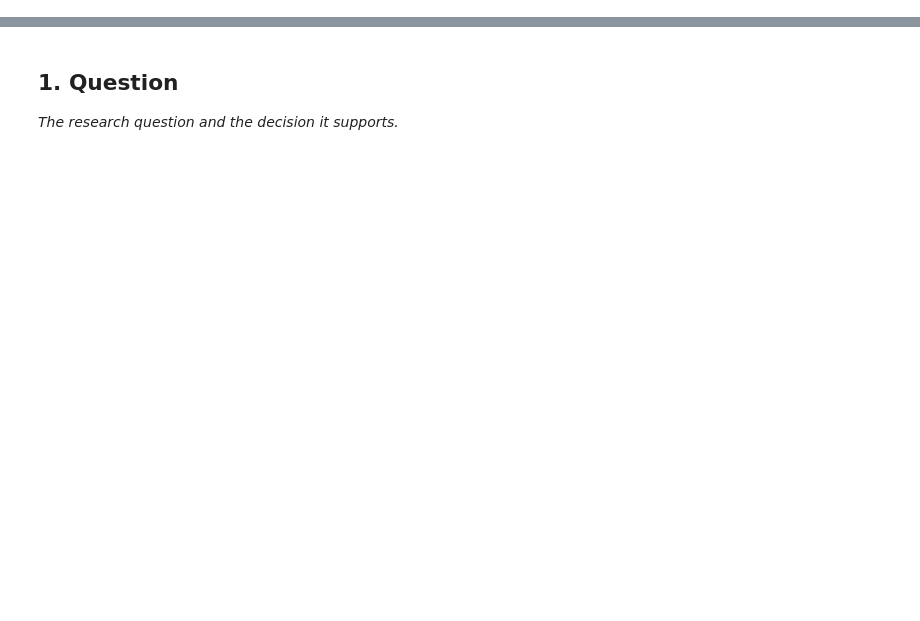
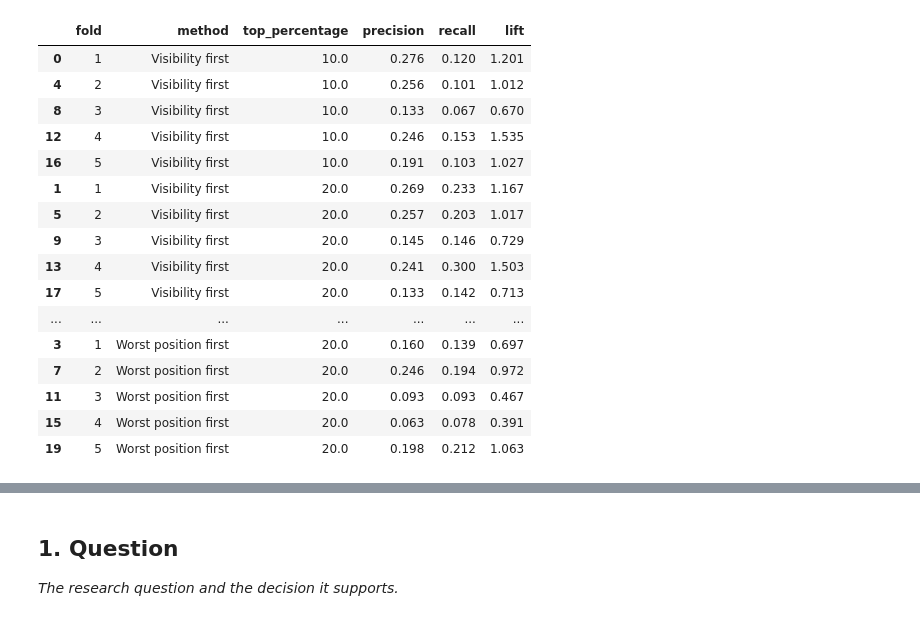
Before and after one commit to yousseftarektalkhan2006-blip/The-ML-internsip, a Jupyter notebook: work/notebooks/capstone.ipynb, the cells around one changed output, grey strips where cells are left out. Cells and saved outputs as stored; diff of their text form; code cells hidden in the pictures; blank space fills up the shorter version.

```diff
--- a/work/notebooks/capstone.ipynb
+++ b/work/notebooks/capstone.ipynb
@@ -8,0 +621,11 @@ This skeleton is yours to fill. Work the sections **in order** — each one has
+# %%
+# Load our corrected SQL dataset into a pandas DataFrame
+df = con.execute("""
+    SELECT *
+    FROM march_model_inputs_v2
+""").df()
+
+print("Dataset shape:", df.shape)
+print("Decline rate:", round(df["is_declining"].mean() * 100, 2), "%")
+
+df.head()
@@ -8,0 +882,72 @@ This skeleton is yours to fill. Work the sections **in order** — each one has
+# %%
+heuristic_results = []
+
+for fold, (_, test_idx) in enumerate(
+    cv.split(X, y, groups), start=1
+):
+    fold_data = df.iloc[test_idx].copy()
+
+    for method, column, ascending in [
+        ("Visibility first", "previous_daily_impressions", False),
+        ("Worst position first", "previous_avg_position", False)
+    ]:
+
+        ranked = fold_data.sort_values(
+            column,
+            ascending=ascending
+        )
+
+        total_declines = ranked["is_declining"].sum()
+        overall_rate = ranked["is_declining"].mean()
+
+        for percentage in [0.10, 0.20]:
+            top_count = max(1, int(len(ranked) * percentage))
+            selected = ranked.head(top_count)
+
+            precision = selected["is_declining"].mean()
+            recall = (
+                selected["is_declining"].sum() / total_declines
+                if total_declines > 0 else 0
+            )
+
+            heuristic_results.append({
+                "fold": fold,
+                "method": method,
+                "top_percentage": percentage * 100,
+                "precision": precision,
+                "recall": recall,
+                "lift": precision / overall_rate
+            })
+
+heuristic_df = pd.DataFrame(heuristic_results)
+
+display(
+    heuristic_df.round(3).sort_values(
+        ["method", "top_percentage", "fold"]
+    )
+)
+
+print("\nAVERAGE HEURISTIC PERFORMANCE")
+display(
+    heuristic_df.groupby(
+        ["method", "top_percentage"]
+    )[["precision", "recall", "lift"]].mean().round(3)
+)
+# %% [output]
+|  | fold | method | top_percentage | precision | recall | lift |
+| 0 | 1 | Visibility first | 10.0 | 0.276 | 0.120 | 1.201 |
+| 4 | 2 | Visibility first | 10.0 | 0.256 | 0.101 | 1.012 |
+| 8 | 3 | Visibility first | 10.0 | 0.133 | 0.067 | 0.670 |
+| 12 | 4 | Visibility first | 10.0 | 0.246 | 0.153 | 1.535 |
+| 16 | 5 | Visibility first | 10.0 | 0.191 | 0.103 | 1.027 |
+| 1 | 1 | Visibility first | 20.0 | 0.269 | 0.233 | 1.167 |
+| 5 | 2 | Visibility first | 20.0 | 0.257 | 0.203 | 1.017 |
+| 9 | 3 | Visibility first | 20.0 | 0.145 | 0.146 | 0.729 |
+| 13 | 4 | Visibility first | 20.0 | 0.241 | 0.300 | 1.503 |
+| 17 | 5 | Visibility first | 20.0 | 0.133 | 0.142 | 0.713 |
+| ... | ... | ... | ... | ... | ... | ... |
+| 3 | 1 | Worst position first | 20.0 | 0.160 | 0.139 | 0.697 |
+| 7 | 2 | Worst position first | 20.0 | 0.246 | 0.194 | 0.972 |
+| 11 | 3 | Worst position first | 20.0 | 0.093 | 0.093 | 0.467 |
+| 15 | 4 | Worst position first | 20.0 | 0.063 | 0.078 | 0.391 |
+| 19 | 5 | Worst position first | 20.0 | 0.198 | 0.212 | 1.063 |
```
Also changed, not shown: parts of 47 cells of this notebook.
